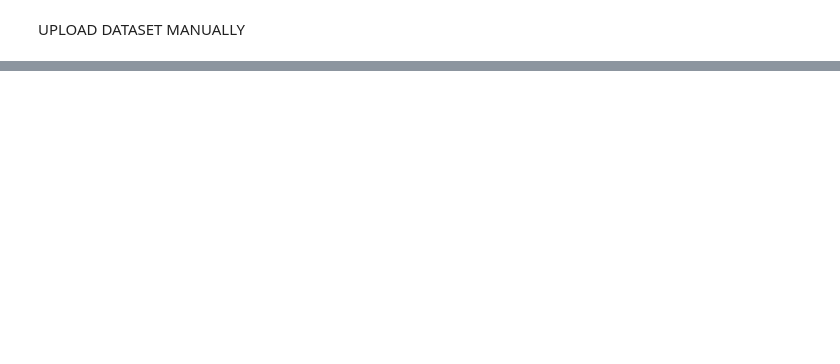
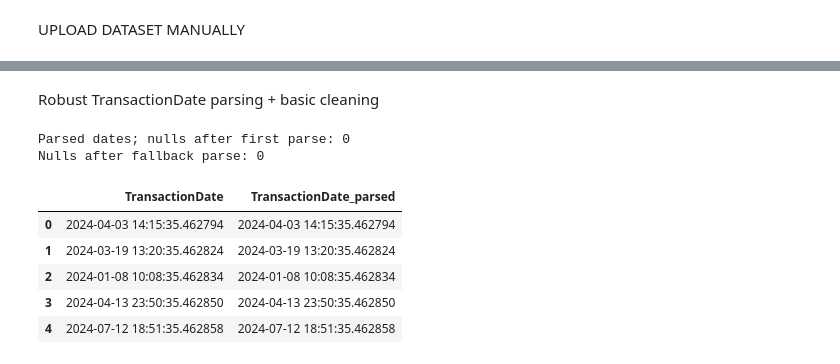
Before and after one commit to Steven256-debug/Credit-card-fraud-detection, a Jupyter notebook: CREDIT_CARD_FRAUD_DETECTION_SYSTEM.ipynb, the cells around one changed output, grey strips where cells are left out. Saved outputs shown, nothing was run; the diff lists cells and outputs as text; code cells hidden in the pictures; blank space fills up the shorter version.

```diff
--- a/CREDIT_CARD_FRAUD_DETECTION_SYSTEM.ipynb
+++ b/CREDIT_CARD_FRAUD_DETECTION_SYSTEM.ipynb
@@ -758,0 +88,40 @@ RUN STREAMLIT APP USING NGROK
+# %% [markdown]
+Robust TransactionDate parsing + basic cleaning
+# %%
+# Try parsing TransactionDate robustly
+df['TransactionDate_parsed'] = pd.to_datetime(df['TransactionDate'], errors='coerce', infer_datetime_format=True)
+
+# If parsing failed for many rows, attempt common alternative formats
+num_na = df['TransactionDate_parsed'].isna().sum()
+print("Parsed dates; nulls after first parse:", num_na)
+
+# If many nulls, try common formats fallback (dayfirst and common separators)
+if num_na > 0:
+    # attempt more aggressive parsing per row (slower)
+    def try_parse(x):
+        import dateutil.parser
+        try:
+            return dateutil.parser.parse(str(x), dayfirst=False)
+        except Exception:
+            try:
+                return dateutil.parser.parse(str(x), dayfirst=True)
+            except Exception:
+                return pd.NaT
+    df['TransactionDate_parsed'] = df['TransactionDate_parsed'].fillna(df['TransactionDate'].apply(try_parse))
+
+print("Nulls after fallback parse:", df['TransactionDate_parsed'].isna().sum())
+
+# Drop original TransactionDate if you like, keep parsed
+# df.drop(columns=['TransactionDate'], inplace=True)
+
+# Show sample parsed values
+display(df[['TransactionDate','TransactionDate_parsed']].head())
+# %% [output]
+Parsed dates; nulls after first parse: 0
+Nulls after fallback parse: 0
+|  | TransactionDate | TransactionDate_parsed |
+| 0 | 2024-04-03 14:15:35.462794 | 2024-04-03 14:15:35.462794 |
+| 1 | 2024-03-19 13:20:35.462824 | 2024-03-19 13:20:35.462824 |
+| 2 | 2024-01-08 10:08:35.462834 | 2024-01-08 10:08:35.462834 |
+| 3 | 2024-04-13 23:50:35.462850 | 2024-04-13 23:50:35.462850 |
+| 4 | 2024-07-12 18:51:35.462858 | 2024-07-12 18:51:35.462858 |
```
Also changed, not shown: parts of 124 cells of this notebook.
